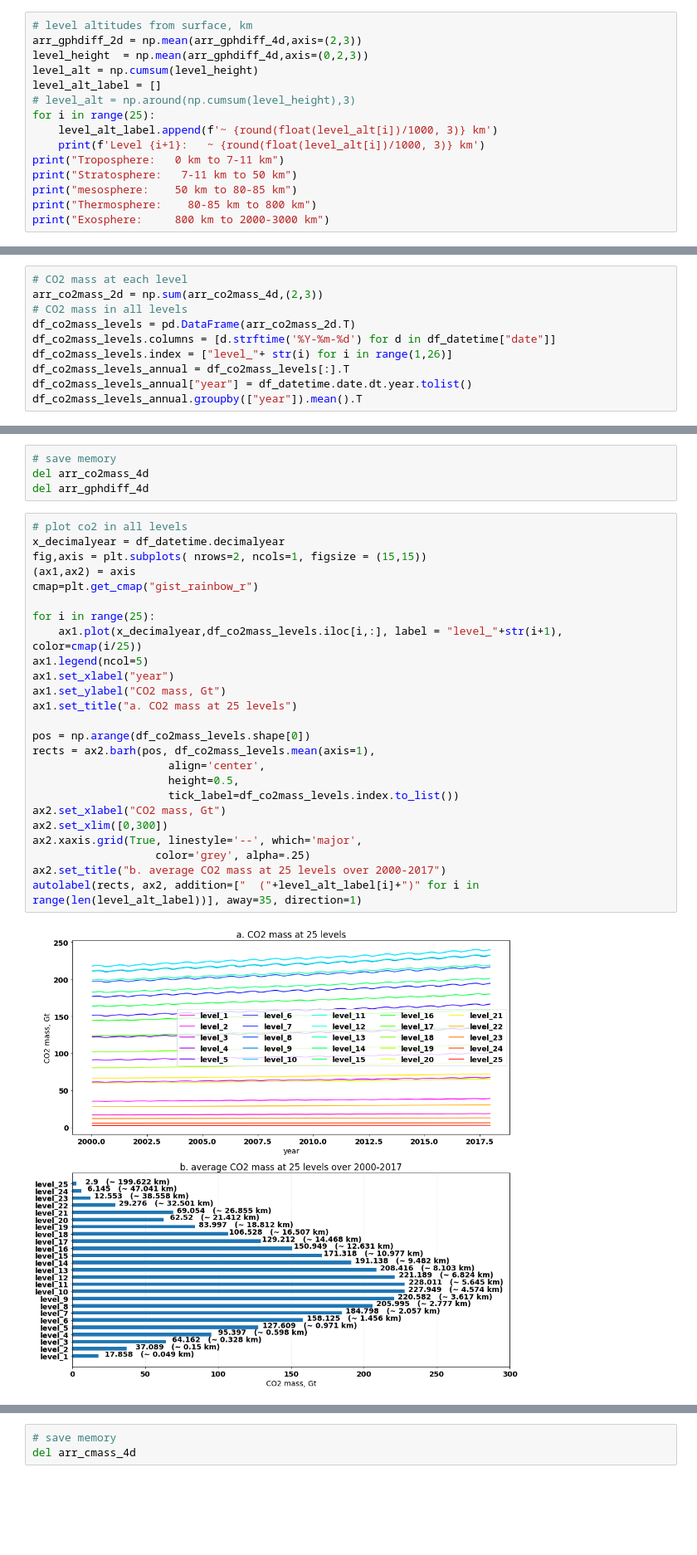
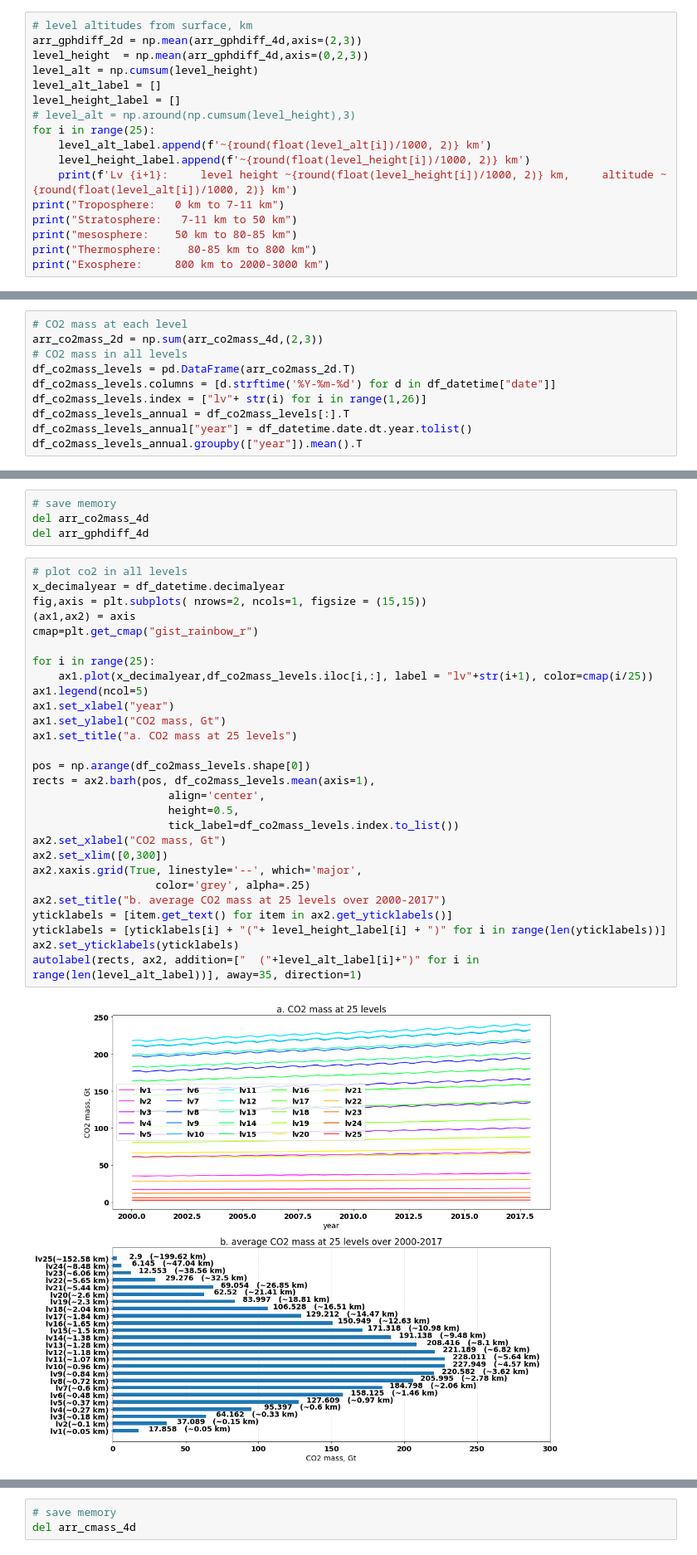
Before and after one commit to ZWsourcecode/co2, a Jupyter notebook: code/plot_co2mass.ipynb, the cells around one changed output, grey strips where cells are left out. Shown at 83% size. Saved outputs shown, nothing was run; the diff lists cells and outputs as text; blank space fills up the shorter version.

```diff
--- a/code/plot_co2mass.ipynb
+++ b/code/plot_co2mass.ipynb
@@ -198,10 +202,12 @@ arr_gphdiff_2d = np.mean(arr_gphdiff_4d,axis=(2,3))
 level_height  = np.mean(arr_gphdiff_4d,axis=(0,2,3))
 level_alt = np.cumsum(level_height)
 level_alt_label = []
+level_height_label = []
 # level_alt = np.around(np.cumsum(level_height),3)
 for i in range(25):
-    level_alt_label.append(f'~ {round(float(level_alt[i])/1000, 3)} km')
-    print(f'Level {i+1}:   ~ {round(float(level_alt[i])/1000, 3)} km')
+    level_alt_label.append(f'~{round(float(level_alt[i])/1000, 2)} km')
+    level_height_label.append(f'~{round(float(level_height[i])/1000, 2)} km')
+    print(f'Lv {i+1}:     level height ~{round(float(level_height[i])/1000, 2)} km,     altitude ~{round(float(level_alt[i])/1000, 2)} km')
 print("Troposphere:   0 km to 7-11 km")
 print("Stratosphere:   7-11 km to 50 km")
 print("mesosphere:    50 km to 80-85 km")
@@ -231,7 +237,7 @@ arr_co2mass_2d = np.sum(arr_co2mass_4d,(2,3))
 # CO2 mass in all levels
 df_co2mass_levels = pd.DataFrame(arr_co2mass_2d.T)
 df_co2mass_levels.columns = [d.strftime('%Y-%m-%d') for d in df_datetime["date"]]
-df_co2mass_levels.index = ["level_"+ str(i) for i in range(1,26)]
+df_co2mass_levels.index = ["lv"+ str(i) for i in range(1,26)]
 df_co2mass_levels_annual = df_co2mass_levels[:].T
 df_co2mass_levels_annual["year"] = df_datetime.date.dt.year.tolist()
 df_co2mass_levels_annual.groupby(["year"]).mean().T
@@ -260,30 +266,33 @@ del arr_gphdiff_4d
 # %%
 # plot co2 in all levels
 x_decimalyear = df_datetime.decimalyear
 fig,axis = plt.subplots( nrows=2, ncols=1, figsize = (15,15))
 (ax1,ax2) = axis
 cmap=plt.get_cmap("gist_rainbow_r")
 
 for i in range(25):
-    ax1.plot(x_decimalyear,df_co2mass_levels.iloc[i,:], label = "level_"+str(i+1), color=cmap(i/25))
+    ax1.plot(x_decimalyear,df_co2mass_levels.iloc[i,:], label = "lv"+str(i+1), color=cmap(i/25))
 ax1.legend(ncol=5)
 ax1.set_xlabel("year")
 ax1.set_ylabel("CO2 mass, Gt")
 ax1.set_title("a. CO2 mass at 25 levels")
 
 pos = np.arange(df_co2mass_levels.shape[0])
 rects = ax2.barh(pos, df_co2mass_levels.mean(axis=1),
                      align='center',
                      height=0.5,
                      tick_label=df_co2mass_levels.index.to_list())
 ax2.set_xlabel("CO2 mass, Gt")
 ax2.set_xlim([0,300])
 ax2.xaxis.grid(True, linestyle='--', which='major',
                    color='grey', alpha=.25)
 ax2.set_title("b. average CO2 mass at 25 levels over 2000-2017")
+yticklabels = [item.get_text() for item in ax2.get_yticklabels()]
+yticklabels = [yticklabels[i] + "("+ level_height_label[i] + ")" for i in range(len(yticklabels))]
+ax2.set_yticklabels(yticklabels)
 autolabel(rects, ax2, addition=["  ("+level_alt_label[i]+")" for i in range(len(level_alt_label))], away=35, direction=1)
 # %% [output]
-[figure, old version]
+[figure, new version]
 # %% [markdown]
 # 2. C mass
 <a name="c_mass_total"></a>
```
Also changed, not shown: parts of 22 cells of this notebook.
